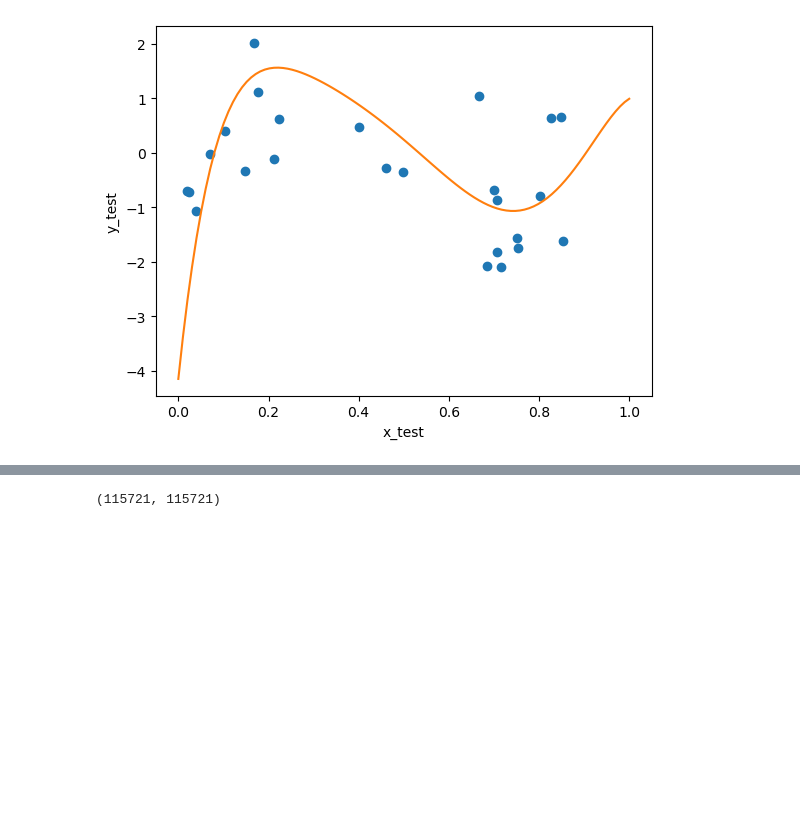
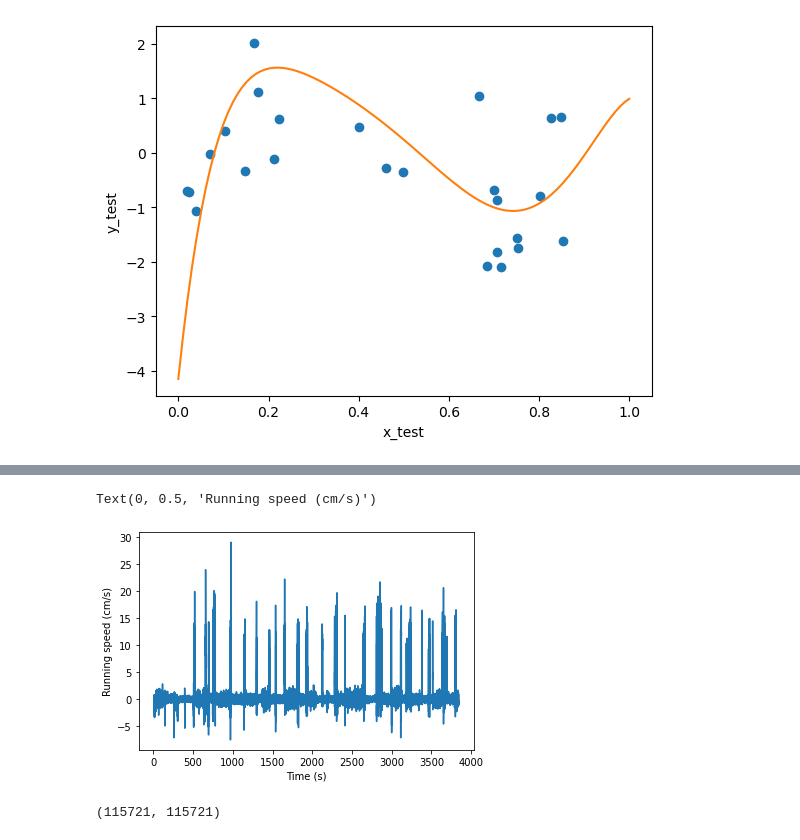
Before and after one commit to AllenInstitute/swdb_neural_encoding, a Jupyter notebook: code/Day1Workshop2.ipynb, the cells around one changed output, grey strips where cells are left out. Drawn from its saved outputs; the diff is of its cells as text; code cells hidden in the pictures; blank space fills up the shorter version.

```diff
--- a/code/Day1Workshop2.ipynb
+++ b/code/Day1Workshop2.ipynb
@@ -396,0 +409,8 @@ time, dff = data.get_dff_traces()
+# %%
+
+plt.plot(time, dx)
+plt.xlabel("Time (s)")
+plt.ylabel("Running speed (cm/s)")
+# %% [output]
+Text(0, 0.5, 'Running speed (cm/s)')
+[figure, added]
```
Also changed, not shown: parts of 17 cells of this notebook, 1 other file.
